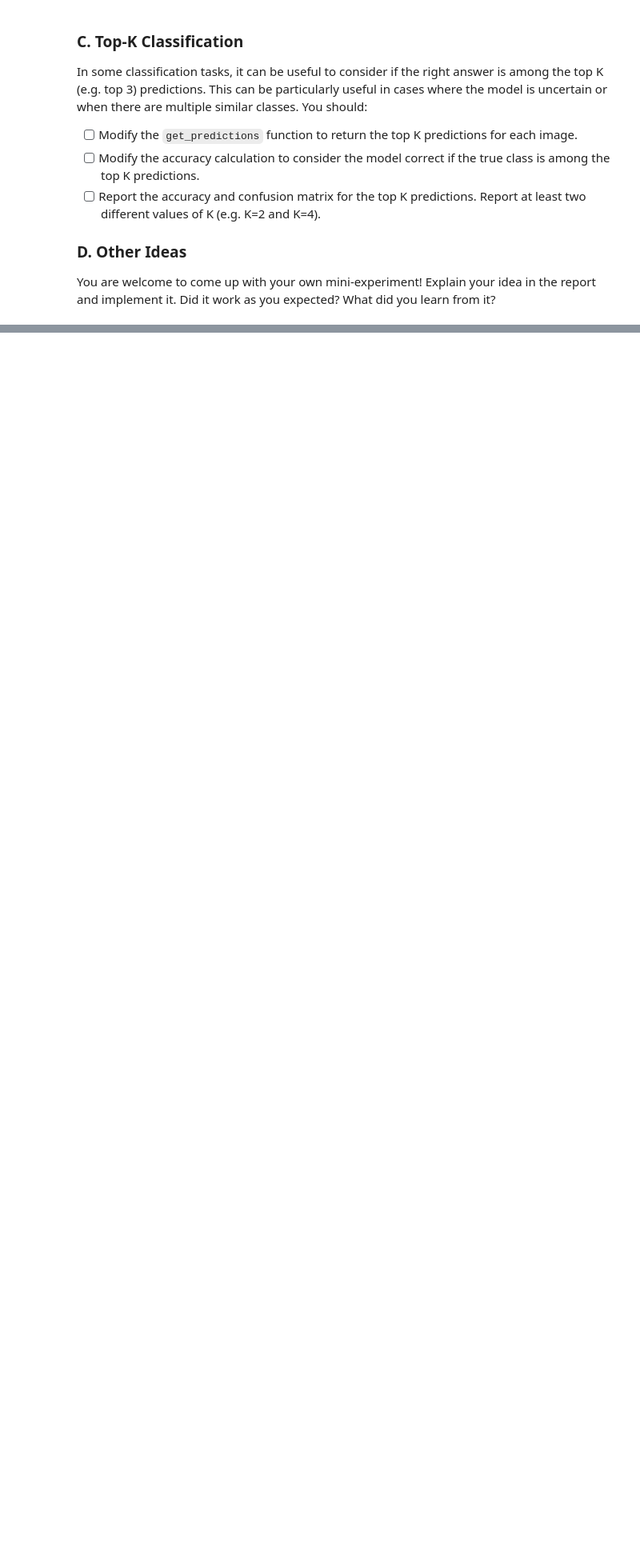
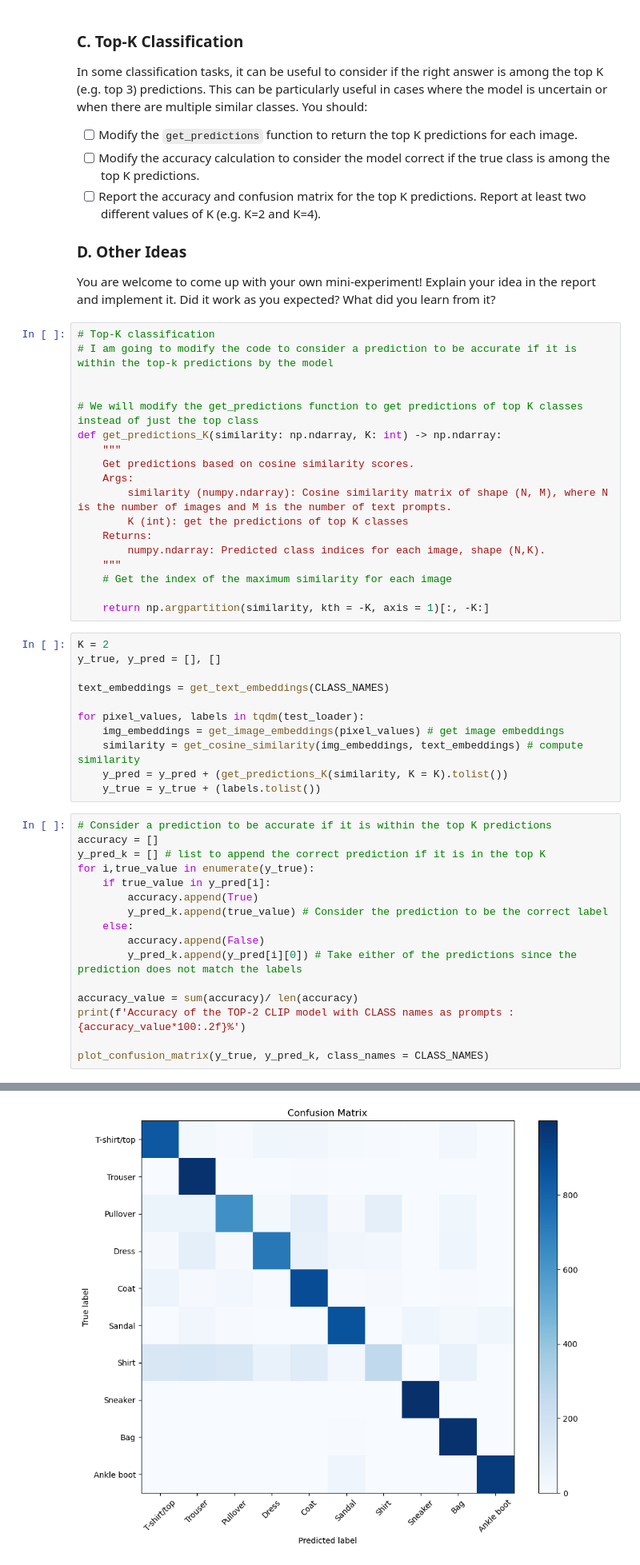
Before and after one commit to slathwal/deep_learning, a Jupyter notebook: 02_activities/assignments/assignment_2.ipynb, the cells around one changed output, grey strips where cells are left out. Shown: that part at 80% size. Drawn from its saved outputs; the diff is of its cells as text; blank space fills up the shorter version.

Commit message:
Complete the top-K accuracy experiment and writeup

```diff
--- a/02_activities/assignments/assignment_2.ipynb
+++ b/02_activities/assignments/assignment_2.ipynb
@@ -477,3 +471,49 @@ In some classification tasks, it can be useful to consider if the right answer i
 ### D. Other Ideas
 
 You are welcome to come up with your own mini-experiment! Explain your idea in the report and implement it. Did it work as you expected? What did you learn from it?
+# %%
+# Top-K classification
+# I am going to modify the code to consider a prediction to be accurate if it is within the top-k predictions by the model
+
+
+# We will modify the get_predictions function to get predictions of top K classes instead of just the top class
+def get_predictions_K(similarity: np.ndarray, K: int) -> np.ndarray:
+    """
+    Get predictions based on cosine similarity scores.
+    Args:
+        similarity (numpy.ndarray): Cosine similarity matrix of shape (N, M), where N is the number of images and M is the number of text prompts.
+        K (int): get the predictions of top K classes
+    Returns:
+        numpy.ndarray: Predicted class indices for each image, shape (N,K).
+    """
+    # Get the index of the maximum similarity for each image
+
+    return np.argpartition(similarity, kth = -K, axis = 1)[:, -K:]
+# %%
+K = 2
+y_true, y_pred = [], []
+
+text_embeddings = get_text_embeddings(CLASS_NAMES)
+
+for pixel_values, labels in tqdm(test_loader):
+    img_embeddings = get_image_embeddings(pixel_values) # get image embeddings
+    similarity = get_cosine_similarity(img_embeddings, text_embeddings) # compute similarity
+    y_pred = y_pred + (get_predictions_K(similarity, K = K).tolist())
+    y_true = y_true + (labels.tolist())
+# %%
+# Consider a prediction to be accurate if it is within the top K predictions
+accuracy = []
+y_pred_k = [] # list to append the correct prediction if it is in the top K
+for i,true_value in enumerate(y_true):
+    if true_value in y_pred[i]:
+        accuracy.append(True)
+        y_pred_k.append(true_value) # Consider the prediction to be the correct label
+    else:
+        accuracy.append(False)
+        y_pred_k.append(y_pred[i][0]) # Take either of the predictions since the prediction does not match the labels
+
+accuracy_value = sum(accuracy)/ len(accuracy)
+print(f'Accuracy of the TOP-2 CLIP model with CLASS names as prompts : {accuracy_value*100:.2f}%')
+
+plot_confusion_matrix(y_true, y_pred_k, class_names = CLASS_NAMES)
+# %% [output]
@@ -479,0 +521 @@ You are welcome to come up with your own mini-experiment! Explain your idea in t
+[figure, added]
```
Also changed, not shown: parts of 8 cells of this notebook.
